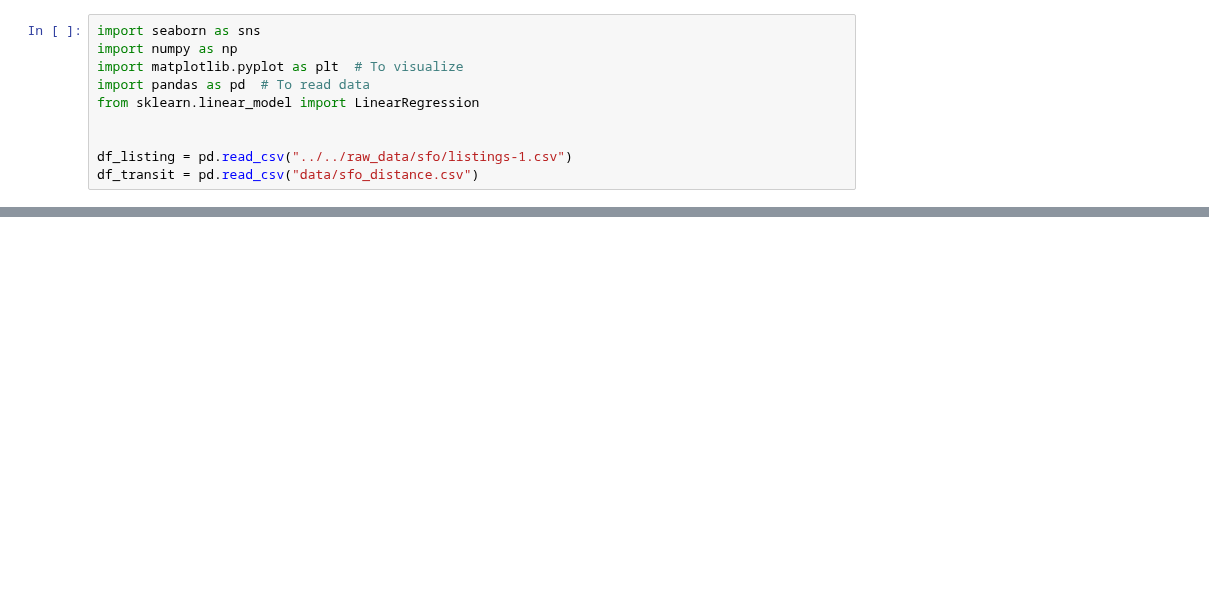
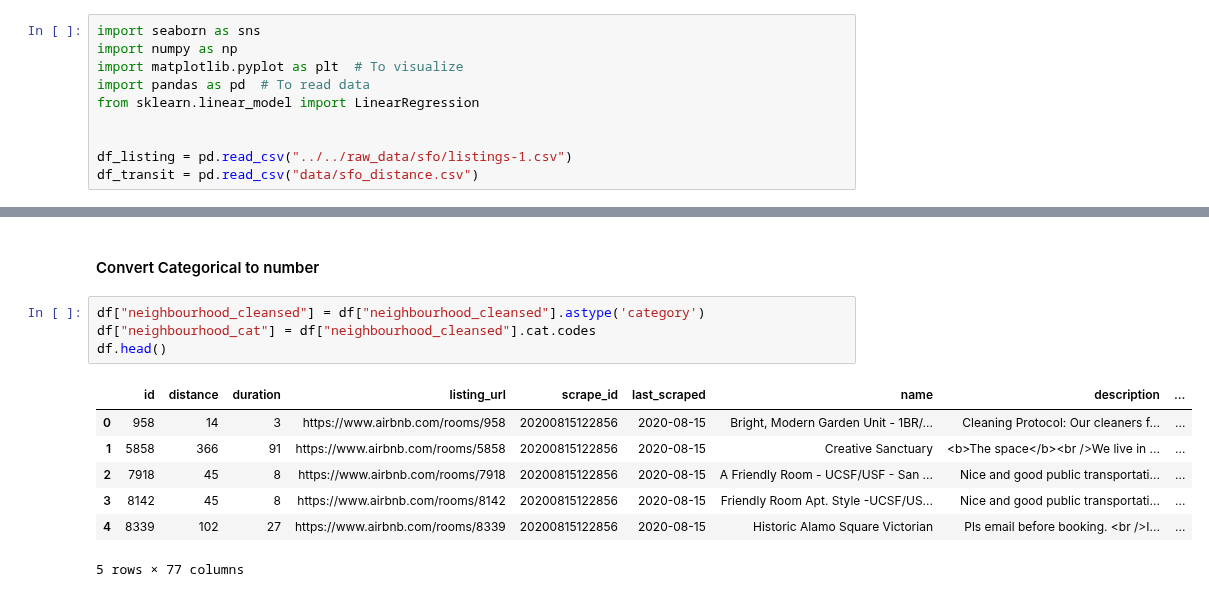
Before and after one commit to LingxingG/Data-Mining-Project, a Jupyter notebook: analysis/transit_relationship/transit_rental_regression.ipynb, the cells around one changed output, grey strips where cells are left out. Drawn from its saved outputs; the diff is of its cells as text; blank space fills up the shorter version.

```diff
--- a/analysis/transit_relationship/transit_rental_regression.ipynb
+++ b/analysis/transit_relationship/transit_rental_regression.ipynb
@@ -90,0 +57,14 @@ Y_pred = linear_regressor.predict(X)  # make predictions
+# %% [markdown]
+#### Convert Categorical to number
+# %%
+df["neighbourhood_cleansed"] = df["neighbourhood_cleansed"].astype('category')
+df["neighbourhood_cat"] = df["neighbourhood_cleansed"].cat.codes
+df.head()
+# %% [output]
+|  | id | distance | duration | listing_url | scrape_id | last_scraped | name | description | ... |
+| 0 | 958 | 14 | 3 | https://www.airbnb.com/rooms/958 | 20200815122856 | 2020-08-15 | Bright, Modern Garden Unit - 1BR/... | Cleaning Protocol: Our cleaners f... | ... |
+| 1 | 5858 | 366 | 91 | https://www.airbnb.com/rooms/5858 | 20200815122856 | 2020-08-15 | Creative Sanctuary | <b>The space</b><br />We live in ... | ... |
+| 2 | 7918 | 45 | 8 | https://www.airbnb.com/rooms/7918 | 20200815122856 | 2020-08-15 | A Friendly Room - UCSF/USF - San ... | Nice and good public transportati... | ... |
+| 3 | 8142 | 45 | 8 | https://www.airbnb.com/rooms/8142 | 20200815122856 | 2020-08-15 | Friendly Room Apt. Style -UCSF/US... | Nice and good public transportati... | ... |
+| 4 | 8339 | 102 | 27 | https://www.airbnb.com/rooms/8339 | 20200815122856 | 2020-08-15 | Historic Alamo Square Victorian | Pls email before booking. <br />I... | ... |
+5 rows × 77 columns
```
Also changed, not shown: parts of 30 cells of this notebook, 3 other files.
